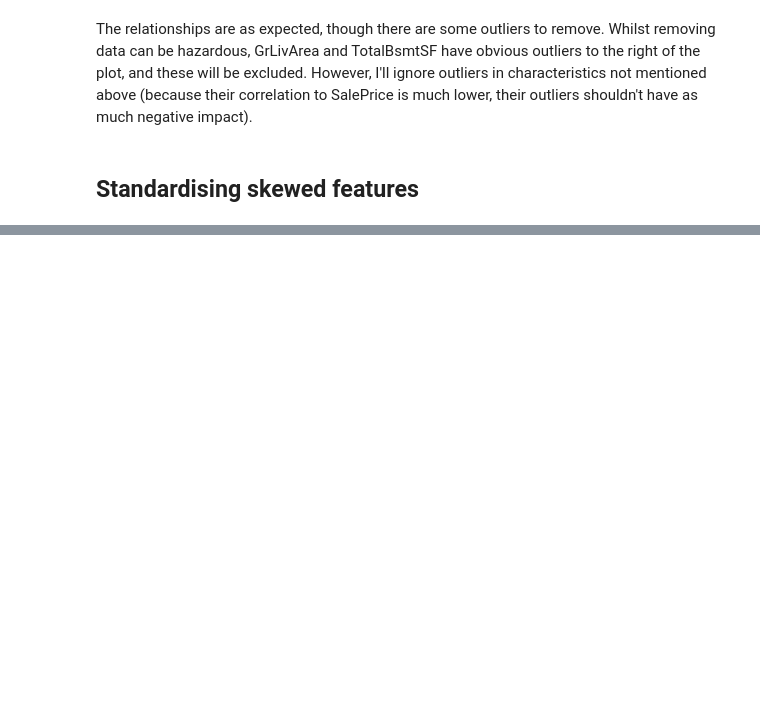
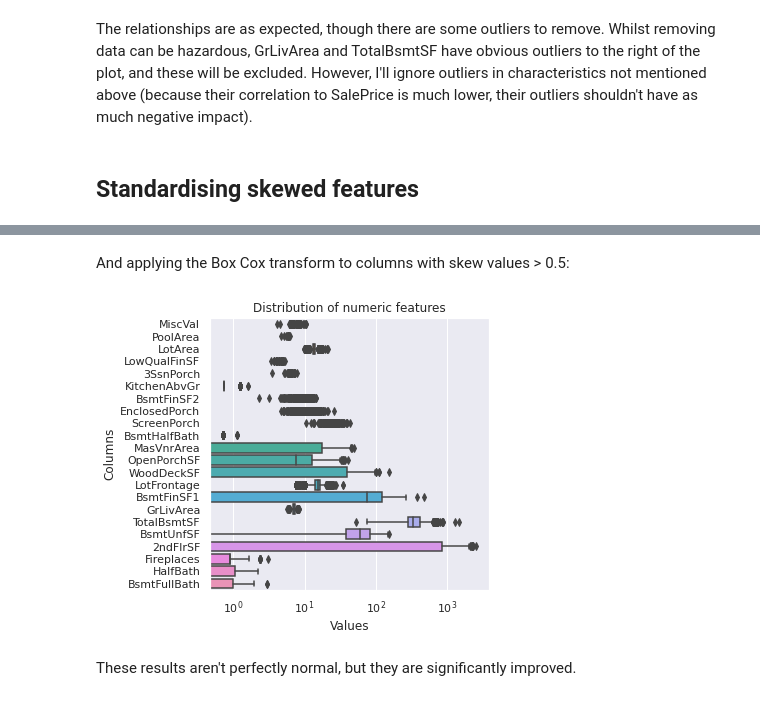
Before and after one commit to KadinSchultz/House-Price-Predictions, a Jupyter notebook: house-prices-kadin-s.ipynb, the cells around one changed output, grey strips where cells are left out. Cells and saved outputs as stored; diff of their text form; code cells hidden in the pictures; blank space fills up the shorter version.

```diff
--- a/house-prices-kadin-s.ipynb
+++ b/house-prices-kadin-s.ipynb
@@ -279,0 +375,11 @@ types = df_train.dtypes[df_train.dtypes != 'object']
+# %% [markdown]
+And applying the Box Cox transform to columns with skew values > 0.5:
+# %%
+for col in skewedColumns.index:
+    df_allData[col] = boxcox1p(df_allData[col], boxcox_normmax(df_allData[col] + 1))
+
+plotSkewedColumns(sC.index)
+# %% [output]
+[figure, added]
+# %% [markdown]
+These results aren't perfectly normal, but they are significantly improved.
```
Also changed, not shown: parts of 18 cells of this notebook.
